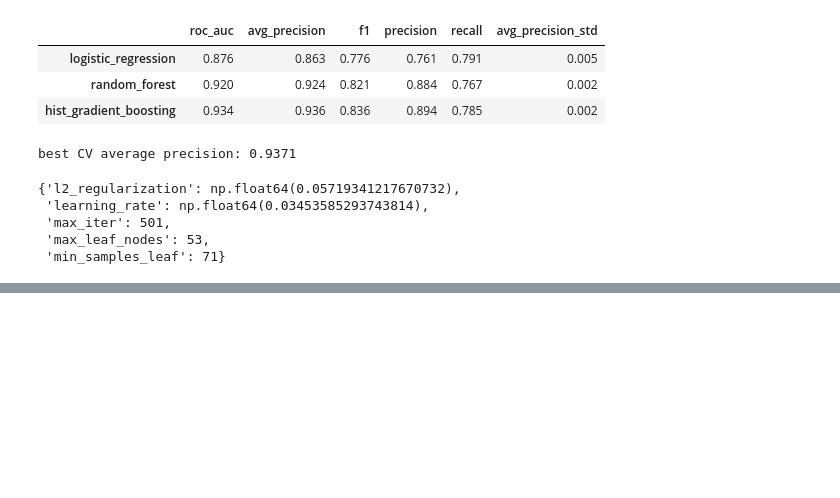
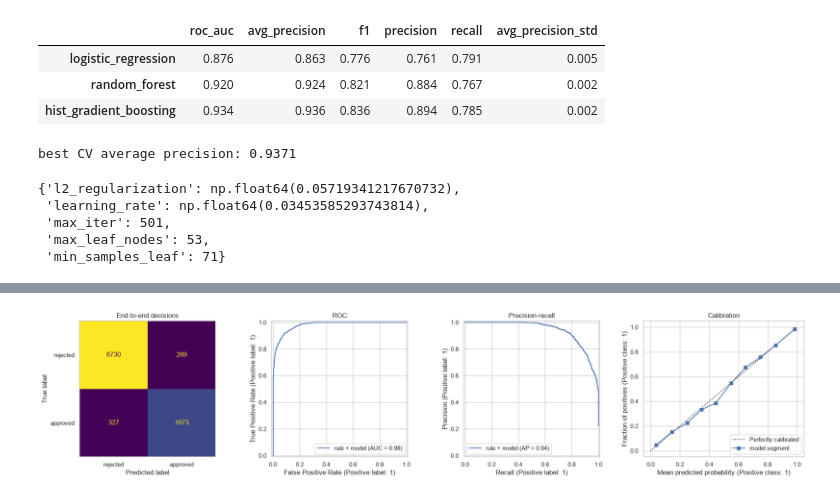
Before and after one commit to th3realAyo/loan_approval_classification, a Jupyter notebook: loan_approval_classification_model.ipynb, the cells around one changed output, grey strips where cells are left out. Drawn from its saved outputs; the diff is of its cells as text; code cells hidden in the pictures; blank space fills up the shorter version.

```diff
--- a/loan_approval_classification_model.ipynb
+++ b/loan_approval_classification_model.ipynb
@@ -502,0 +575,14 @@ best CV average precision: 0.9371
+# %%
+def approval_proba(model, df):
+    proba = np.zeros(len(df))
+    undecided = (df["previous_loan"] == "no").to_numpy()
+    proba[undecided] = model.predict_proba(df.loc[undecided, FEATURES])[:, 1]
+    return proba
+
+
+y_test = test_df[TARGET].to_numpy()
+test_proba = approval_proba(best_model, test_df)
+test_pred = (test_proba >= THRESHOLD).astype(int)
+
+print(classification_report(y_test, test_pred, target_names=["rejected", "approved"],
+                            digits=3))
@@ -502,0 +627,22 @@ best CV average precision: 0.9371
+# %%
+segment = (test_df["previous_loan"] == "no").to_numpy()
+
+fig, axes = plt.subplots(1, 4, figsize=(20, 4.5))
+ConfusionMatrixDisplay.from_predictions(
+    y_test, test_pred, display_labels=["rejected", "approved"], colorbar=False, ax=axes[0]
+)
+axes[0].set_title("End-to-end decisions")
+axes[0].grid(False)
+RocCurveDisplay.from_predictions(
+    y_test, test_proba, ax=axes[1], name="rule + model")
+PrecisionRecallDisplay.from_predictions(
+    y_test, test_proba, ax=axes[2], name="rule + model")
+CalibrationDisplay.from_predictions(y_test[segment], test_proba[segment], n_bins=10,
+                                    ax=axes[3], name="model segment")
+axes[1].set_title("ROC")
+axes[2].set_title("Precision-recall")
+axes[3].set_title("Calibration")
+fig.tight_layout()
+plt.show()
+# %% [output]
+[figure, added]
```
Also changed, not shown: parts of 14 cells of this notebook, 2 other files.
